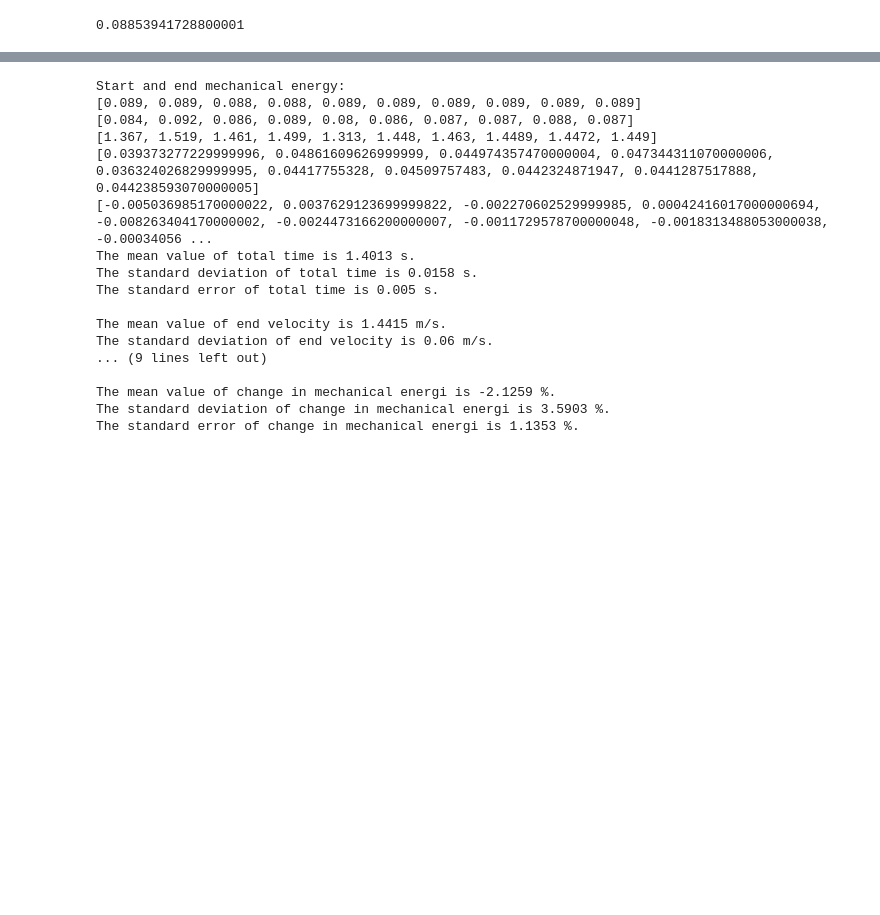
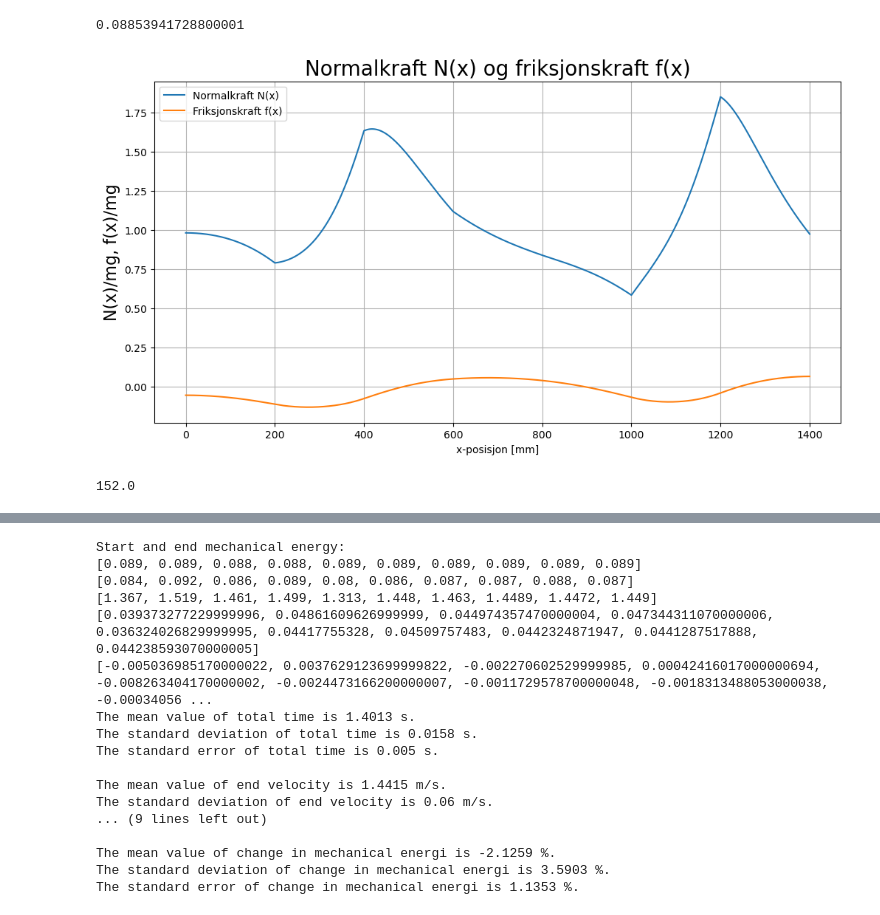
Before and after one commit to Th3o4oR/fysikk-lab, a Jupyter notebook: csv-test.ipynb, the cells around one changed output, grey strips where cells are left out. Cells and saved outputs as stored; diff of their text form; code cells hidden in the pictures; blank space fills up the shorter version.

```diff
--- a/csv-test.ipynb
+++ b/csv-test.ipynb
@@ -152,12 +158,30 @@ def Normalkraft(n):
 def F(n):
     m = 0.031
     g = 9.81
-    f = 2*m*g*np.sin(helning[n])/7
+    f = 2*m*g*np.sin(helning(dy[n]))/7
     if abs(f) > 0.4 * Normalkraft(n):
         return 0.4 * Normalkraft(n)
     else:
         return f
+# %%
+plt.figure('Normalkraft N(x) og friksjonskraft f(x)',figsize=(12,6))
+plt.title('Normalkraft N(x) og friksjonskraft f(x)', fontsize=20)
+plt.plot(x, Normalkraft(x)/(m*g), label="Normalkraft N(x)")
+Friksjonskraft = []
+for i in range(len(x)):
+    Friksjonskraft.append(F(i))
+Friksjonskraft = np.array(Friksjonskraft)
+plt.plot(x, Friksjonskraft/(m*g), label="Friksjonskraft f(x)")
+plt.legend()
+plt.xlabel("x-posisjon [mm]")
+plt.ylabel("N(x)/mg, f(x)/mg",fontsize=16)
+plt.grid()
+plt.show()
+# %% [output]
+[figure, added]
 # %%
 #Forholdet mellom friksjonskraften og normalkraften
 def aFrictionousRelationship(n):
     return F(n)/Normalkraft(n)
+# %% [output]
+152.0
```
Also changed, not shown: parts of 4 cells of this notebook.
